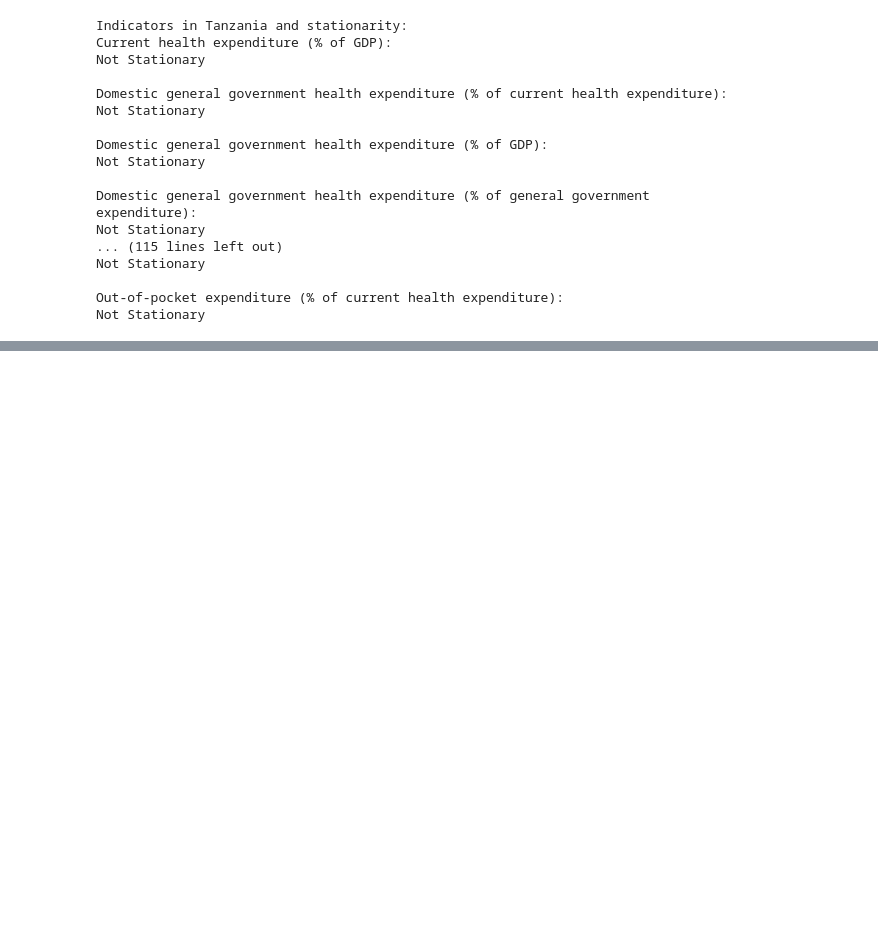
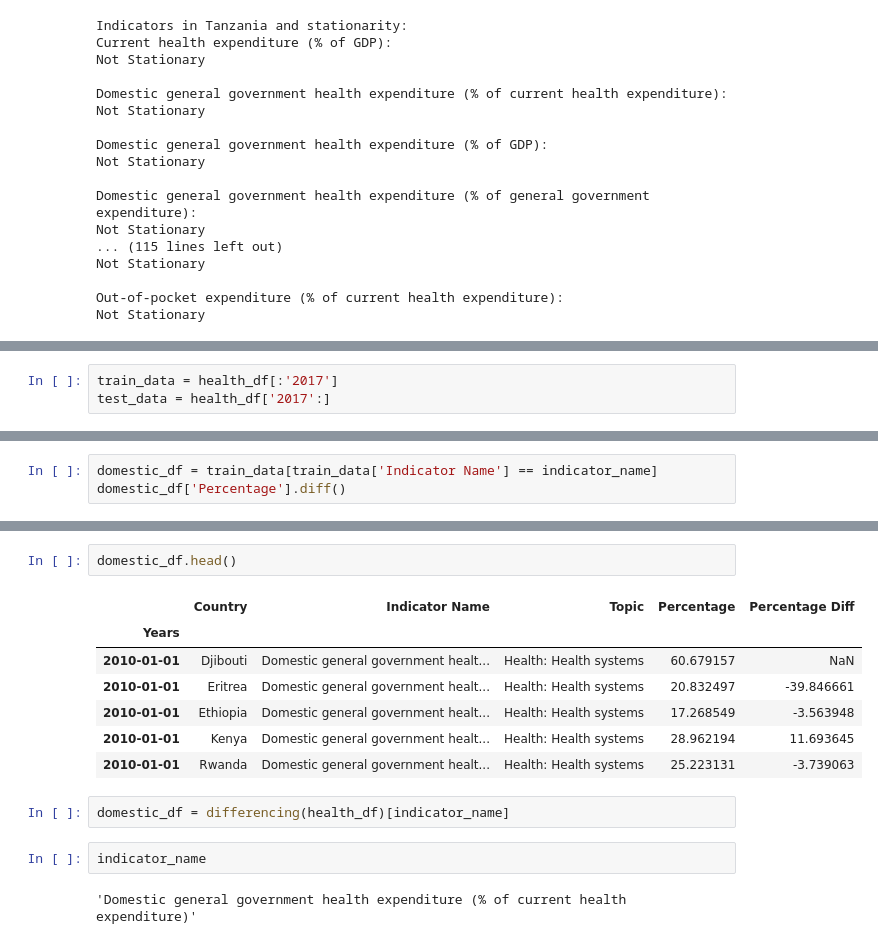
Before and after one commit to AdnanK1/east-african-dvlp-indicators, a Jupyter notebook: index.ipynb, the cells around one changed output, grey strips where cells are left out. Saved outputs shown, nothing was run; the diff lists cells and outputs as text; blank space fills up the shorter version.

```diff
--- a/index.ipynb
+++ b/index.ipynb
@@ -355,0 +372,3 @@ Not Stationary
+# %%
+train_data = health_df[:'2017']
+test_data = health_df['2017':]
@@ -355,0 +395,3 @@ Not Stationary
+# %%
+domestic_df = train_data[train_data['Indicator Name'] == indicator_name]
+domestic_df['Percentage'].diff()
@@ -355,0 +425,16 @@ Not Stationary
+# %%
+domestic_df.head()
+# %% [output]
+|  | Country | Indicator Name | Topic | Percentage | Percentage Diff |
+| Years |  |  |  |  |  |
+| 2010-01-01 | Djibouti | Domestic general government healt... | Health: Health systems | 60.679157 | NaN |
+| 2010-01-01 | Eritrea | Domestic general government healt... | Health: Health systems | 20.832497 | -39.846661 |
+| 2010-01-01 | Ethiopia | Domestic general government healt... | Health: Health systems | 17.268549 | -3.563948 |
+| 2010-01-01 | Kenya | Domestic general government healt... | Health: Health systems | 28.962194 | 11.693645 |
+| 2010-01-01 | Rwanda | Domestic general government healt... | Health: Health systems | 25.223131 | -3.739063 |
+# %%
+domestic_df = differencing(health_df)[indicator_name]
+# %%
+indicator_name
+# %% [output]
+'Domestic general government health expenditure (% of current health expenditure)'
```
Also changed, not shown: parts of 19 cells of this notebook.
